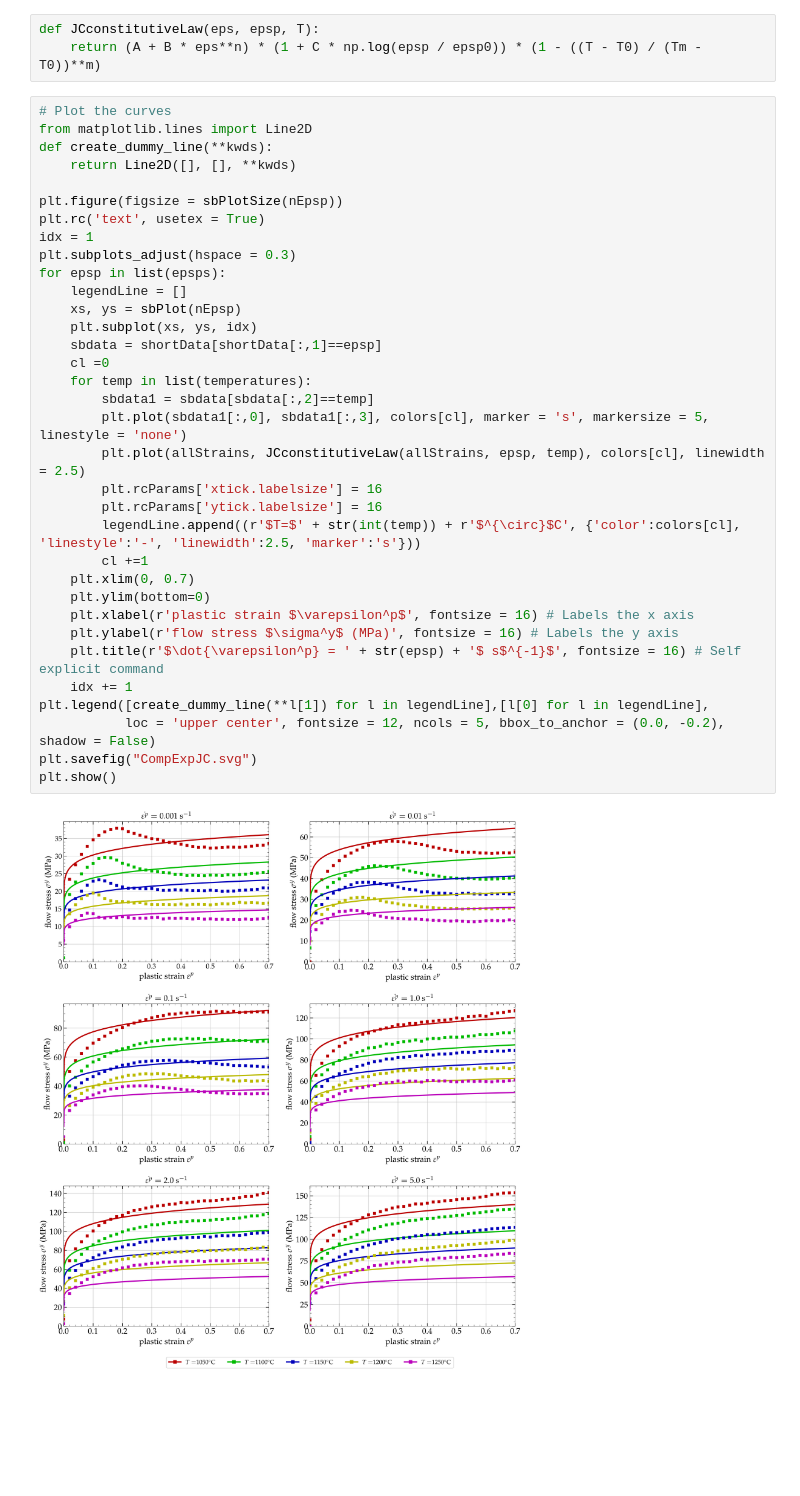
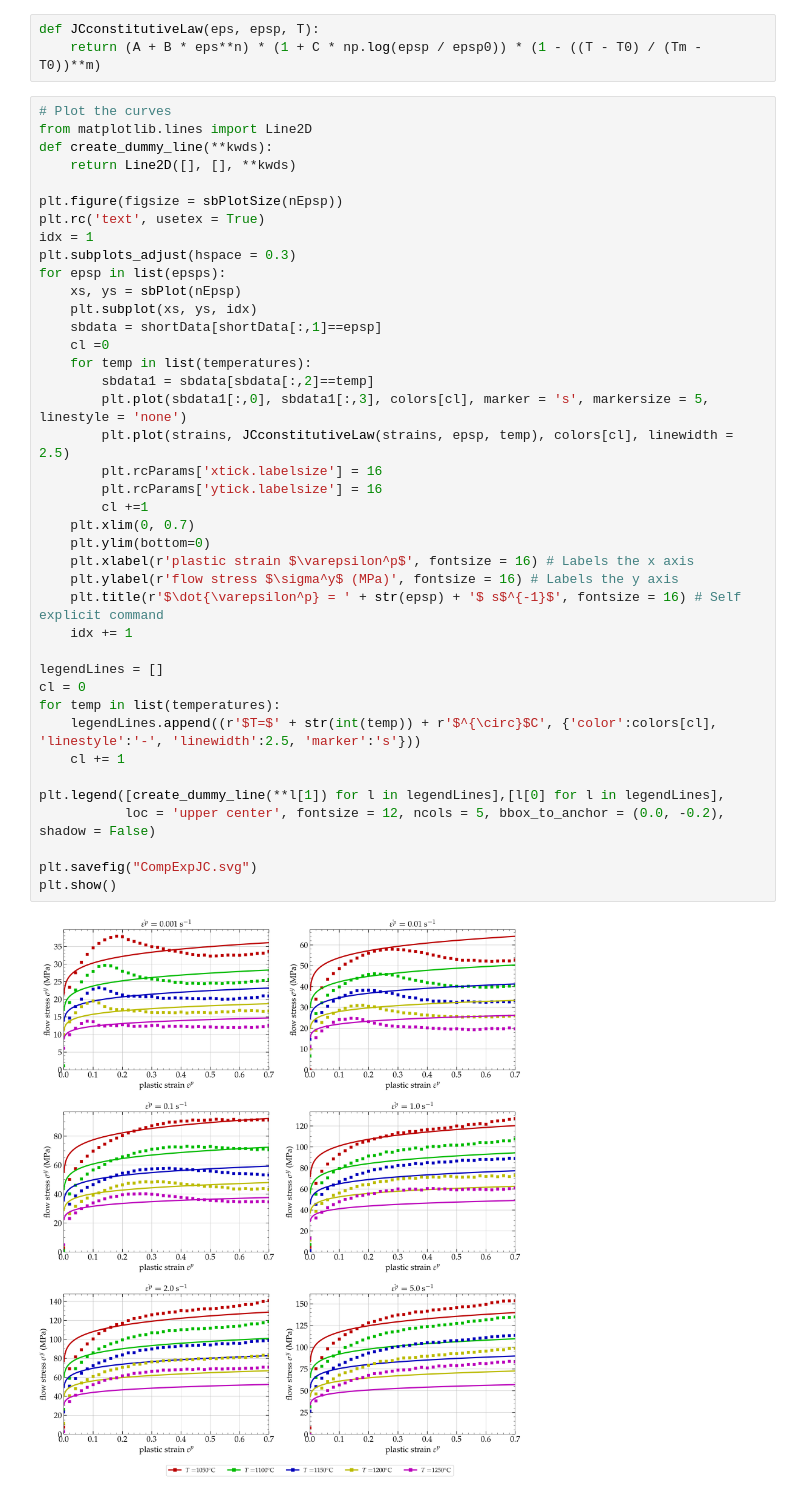
Before and after one commit to pantale/mdpi-metals-2023, a Jupyter notebook: Models/JC/JC-6.ipynb, the cells around one changed output. Saved outputs shown, nothing was run; the diff lists cells and outputs as text; blank space fills up the shorter version.

```diff
--- a/Models/JC/JC-6.ipynb
+++ b/Models/JC/JC-6.ipynb
@@ -143,36 +143,42 @@ def JCconstitutiveLaw(eps, epsp, T):
 # Plot the curves
 from matplotlib.lines import Line2D
 def create_dummy_line(**kwds):
     return Line2D([], [], **kwds)
 
 plt.figure(figsize = sbPlotSize(nEpsp))
 plt.rc('text', usetex = True)
 idx = 1
 plt.subplots_adjust(hspace = 0.3)
 for epsp in list(epsps):
-    legendLine = []
     xs, ys = sbPlot(nEpsp)
     plt.subplot(xs, ys, idx)
     sbdata = shortData[shortData[:,1]==epsp]
     cl =0
     for temp in list(temperatures):
         sbdata1 = sbdata[sbdata[:,2]==temp]
         plt.plot(sbdata1[:,0], sbdata1[:,3], colors[cl], marker = 's', markersize = 5, linestyle = 'none')
-        plt.plot(allStrains, JCconstitutiveLaw(allStrains, epsp, temp), colors[cl], linewidth = 2.5)
+        plt.plot(strains, JCconstitutiveLaw(strains, epsp, temp), colors[cl], linewidth = 2.5)
         plt.rcParams['xtick.labelsize'] = 16
         plt.rcParams['ytick.labelsize'] = 16
-        legendLine.append((r'$T=$' + str(int(temp)) + r'$^{\circ}$C', {'color':colors[cl], 'linestyle':'-', 'linewidth':2.5, 'marker':'s'}))
         cl +=1
     plt.xlim(0, 0.7)
     plt.ylim(bottom=0)
     plt.xlabel(r'plastic strain $\varepsilon^p$', fontsize = 16) # Labels the x axis
     plt.ylabel(r'flow stress $\sigma^y$ (MPa)', fontsize = 16) # Labels the y axis
     plt.title(r'$\dot{\varepsilon^p} = ' + str(epsp) + '$ s$^{-1}$', fontsize = 16) # Self explicit command
     idx += 1
-plt.legend([create_dummy_line(**l[1]) for l in legendLine],[l[0] for l in legendLine],
+
+legendLines = []
+cl = 0
+for temp in list(temperatures):
+    legendLines.append((r'$T=$' + str(int(temp)) + r'$^{\circ}$C', {'color':colors[cl], 'linestyle':'-', 'linewidth':2.5, 'marker':'s'}))
+    cl += 1
+
+plt.legend([create_dummy_line(**l[1]) for l in legendLines],[l[0] for l in legendLines],
            loc = 'upper center', fontsize = 12, ncols = 5, bbox_to_anchor = (0.0, -0.2), shadow = False)
+
 plt.savefig("CompExpJC.svg")
 plt.show()
 # %% [output]
-[figure, old version]
+[figure, new version]
 # %%
```
Also changed, not shown: parts of 4 cells of this notebook.
